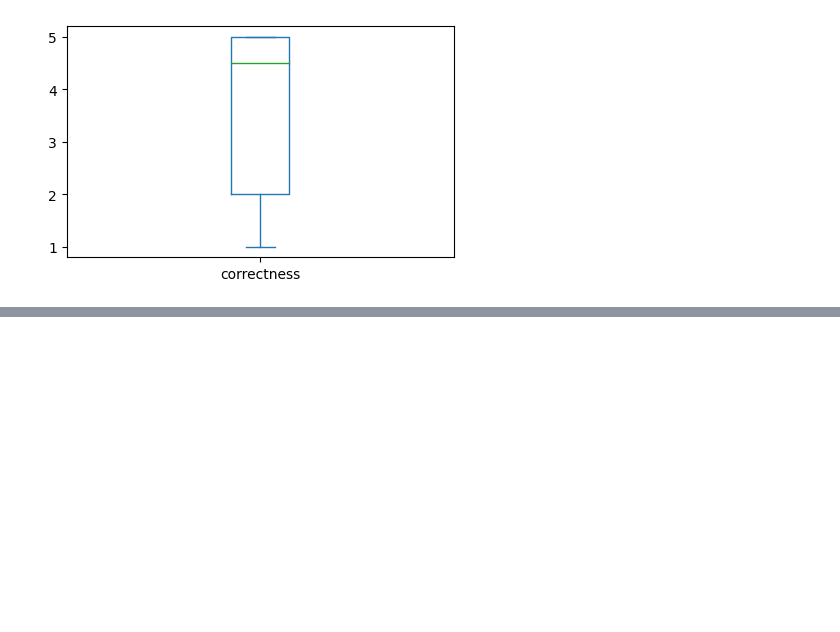
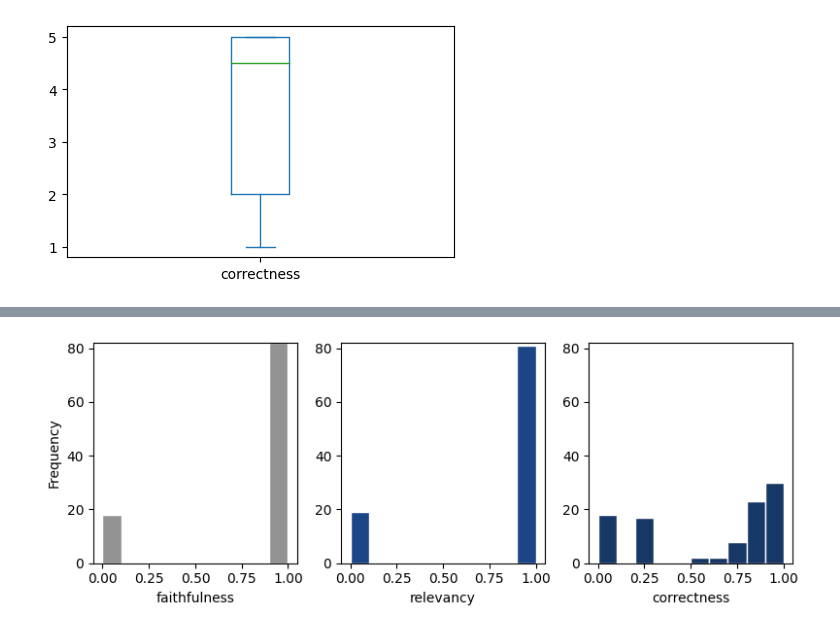
Before and after one commit to rsabilio/ia024-projeto-rag, a Jupyter notebook: 2_rag_bm25.ipynb, the cells around one changed output, grey strips where cells are left out. Cells and saved outputs as stored; diff of their text form; code cells hidden in the pictures; blank space fills up the shorter version.

```diff
--- a/2_rag_bm25.ipynb
+++ b/2_rag_bm25.ipynb
@@ -764,0 +757,40 @@ df_normalizado.drop(columns='correctness').plot(kind='hist', subplots=True, layo
+# %%
+df_plot = df_normalizado[['faithfulness','relevancy','correctness']]
+
+fig, axes = plt.subplots(nrows=1, ncols=3, figsize=(8, 3))
+
+axes = axes.flatten()
+colors=['#939393', '#1c4587', '#173766']
+
+# Valor máximo entre todas as frequências
+max_count = 0
+for column in df_plot.columns:
+    counts, _ = np.histogram(df_plot[column])
+    max_count = max(max_count, counts.max())
+
+for i, column in enumerate(df_plot.columns):
+
+    df_plot[column].hist(ax=axes[i], # Define on which ax we're working on
+                    edgecolor='white', # Color of the border
+                    color=colors[i],
+                    grid=False
+                   )
+
+    # Defina os limites do eixo y
+    axes[i].set_ylim(0, max_count)
+
+    # Add title and axis label
+    #axes[i].set_title(f'{column} distribution')
+    axes[i].set_xlabel(column)
+    if i == 0:
+        axes[i].set_ylabel('Frequency')
+
+# Adjust layout
+plt.tight_layout()
+
+plt.savefig(f"{DATA_DIR}/5-evaluations/imgs/bm25-eval-results.png", dpi=1200, bbox_inches='tight')
+
+# Show the plot
+plt.show()
+# %% [output]
+[figure, added]
```
Also changed, not shown: parts of 10 cells of this notebook.
